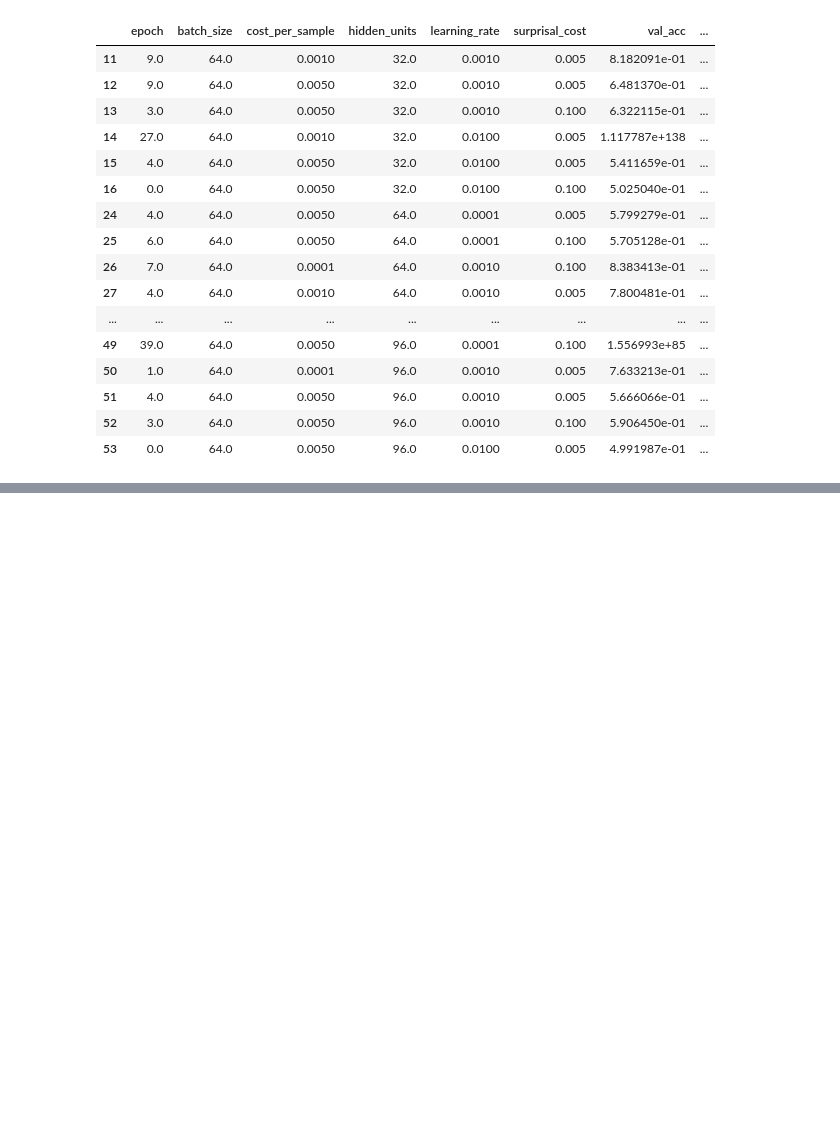
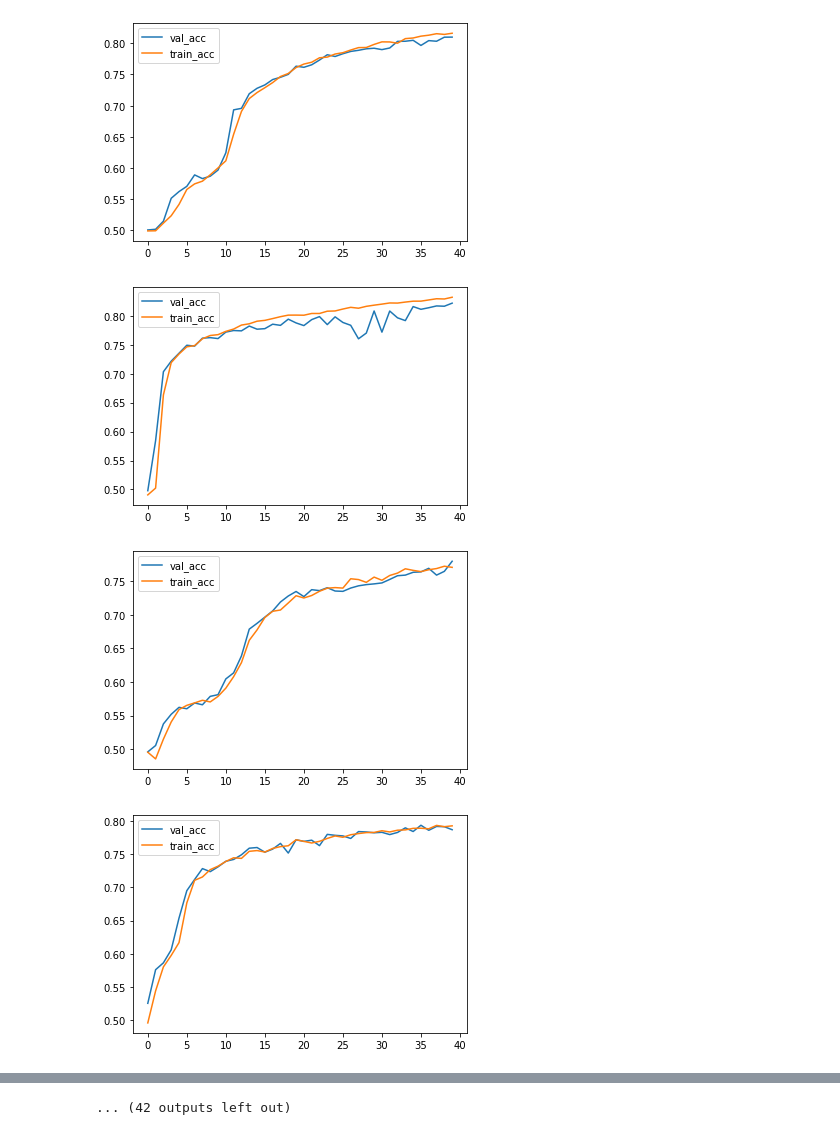
Before and after one commit to EmyArts/skiprnn-2017-telecombcn, a Jupyter notebook: src/postprocessing.ipynb, the cells around one changed output, grey strips where cells are left out. Drawn from its saved outputs; the diff is of its cells as text; code cells hidden in the pictures; blank space fills up the shorter version.

```diff
--- a/src/postprocessing.ipynb
+++ b/src/postprocessing.ipynb
@@ -21,0 +23,6 @@ Index(['epoch', 'batch_size', 'cost_per_sample', 'hidden_units',
+# %%
+nan_index = []
+for i, df in enumerate(csvs):
+    nan_index.append(list(df[(df['val_acc'].isnull()) | (df['train_acc'].isnull()) |(df['train_updates'].isnull()) | (df['val_updates'].isnull())].index))
+
+print(nan_index)
@@ -21,0 +31,19 @@ Index(['epoch', 'batch_size', 'cost_per_sample', 'hidden_units',
+# %%
+weird_acc = []
+for i, df in enumerate(csvs):
+    weird_acc.append(list(df[(df['val_acc']>1) | (df['val_acc']<0) | (df['train_acc']>1) | (df['train_acc']<0)].index))
+# for df in csvs:
+#     df.drop(df[(df['val_acc']>1) | (df['val_acc']<0)].index, inplace = True)
+
+see = [csvs[i].iloc[l[0]] for i, l in enumerate(weird_acc) if l]
+
+early_stopped_dfs = []
+for i in range(len(csvs)):
+    n = nan_index[i]
+    v = weird_acc[i]
+    if n and v:
+        early_stopped_dfs.append(csvs[i].iloc[[min(min(v), min(n))]])
+    elif n:
+        early_stopped_dfs.append(csvs[i].iloc[[min(n)]])
+    elif v:
+        early_stopped_dfs.append(csvs[i].iloc[[min(v)]])
@@ -47,20 +123,0 @@ bs64_best = best_df.loc[(best_df['batch_size'] == 64)]
-# %%
-bs64_best
-# %% [output]
-|  | epoch | batch_size | cost_per_sample | hidden_units | learning_rate | surprisal_cost | val_acc | ... |
-| 11 | 9.0 | 64.0 | 0.0010 | 32.0 | 0.0010 | 0.005 | 8.182091e-01 | ... |
-| 12 | 9.0 | 64.0 | 0.0050 | 32.0 | 0.0010 | 0.005 | 6.481370e-01 | ... |
-| 13 | 3.0 | 64.0 | 0.0050 | 32.0 | 0.0010 | 0.100 | 6.322115e-01 | ... |
-| 14 | 27.0 | 64.0 | 0.0010 | 32.0 | 0.0100 | 0.005 | 1.117787e+138 | ... |
-| 15 | 4.0 | 64.0 | 0.0050 | 32.0 | 0.0100 | 0.005 | 5.411659e-01 | ... |
-| 16 | 0.0 | 64.0 | 0.0050 | 32.0 | 0.0100 | 0.100 | 5.025040e-01 | ... |
-| 24 | 4.0 | 64.0 | 0.0050 | 64.0 | 0.0001 | 0.005 | 5.799279e-01 | ... |
-| 25 | 6.0 | 64.0 | 0.0050 | 64.0 | 0.0001 | 0.100 | 5.705128e-01 | ... |
-| 26 | 7.0 | 64.0 | 0.0001 | 64.0 | 0.0010 | 0.100 | 8.383413e-01 | ... |
-| 27 | 4.0 | 64.0 | 0.0010 | 64.0 | 0.0010 | 0.005 | 7.800481e-01 | ... |
-| ... | ... | ... | ... | ... | ... | ... | ... | ... |
-| 49 | 39.0 | 64.0 | 0.0050 | 96.0 | 0.0001 | 0.100 | 1.556993e+85 | ... |
-| 50 | 1.0 | 64.0 | 0.0001 | 96.0 | 0.0010 | 0.005 | 7.633213e-01 | ... |
-| 51 | 4.0 | 64.0 | 0.0050 | 96.0 | 0.0010 | 0.005 | 5.666066e-01 | ... |
-| 52 | 3.0 | 64.0 | 0.0050 | 96.0 | 0.0010 | 0.100 | 5.906450e-01 | ... |
-| 53 | 0.0 | 64.0 | 0.0050 | 96.0 | 0.0100 | 0.005 | 4.991987e-01 | ... |
@@ -66,0 +126,8 @@ bs64_best
+# %%
+for i, df in enumerate(csvs):
+    df[['val_acc', 'train_acc']].plot().get_figure().savefig(f"{folder}/aplots/idx{i}_acc{round(best_accs[i], 2)}_lr{csvs[i].learning_rate[0]}_hu{csvs[i].hidden_units[0]}.png")
+# %% [output]
+[figure, added]
+[figure, added]
+[figure, added]
+[figure, added]
@@ -66,0 +142 @@ bs64_best
+... (42 outputs left out)
```
Also changed, not shown: parts of 11 cells of this notebook, 1 other file.
